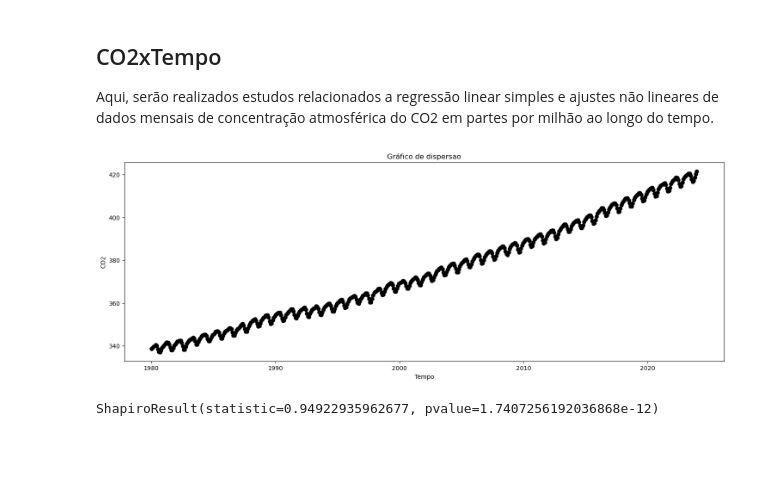
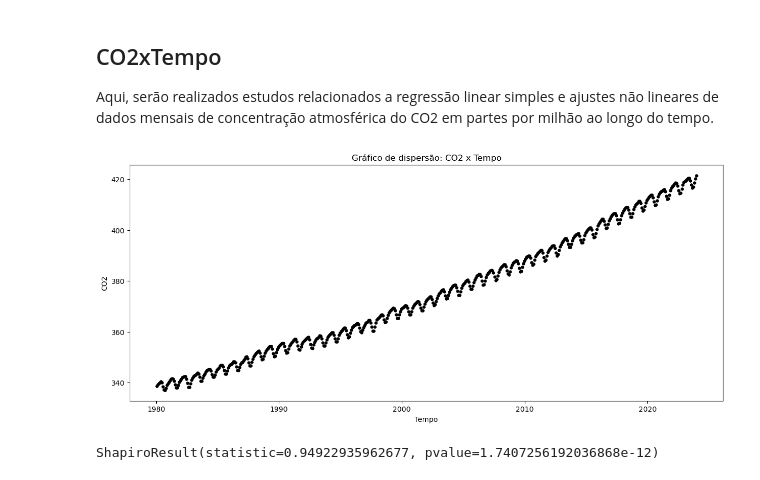
Before and after one commit to Joaof14/Clima_MMQ, a Jupyter notebook: MMQ_statsModel.ipynb, the cells around one changed output. Saved outputs shown, nothing was run; the diff lists cells and outputs as text; code cells hidden in the pictures; blank space fills up the shorter version.

Commit message:
"construção dos gráficos salvando em png, a ser aprovado"

```diff
--- a/MMQ_statsModel.ipynb
+++ b/MMQ_statsModel.ipynb
@@ -41,15 +41,16 @@ def treinar_modelo(x_, y_):
     res = model.fit()
     return res
 # %%
-def plotgrafico(xlabel = "", ylabel="", label="", linha = 0, titulo = 'Gráfico', funcao = True):
-    graf, eix = plt.subplots(figsize = (18,6))
-    eix.scatter(x,y, color = 'black')
+def plotgrafico(xlabel = "", ylabel="", label="", linha = 0, titulo = 'Gráfico', funcao = True, fileN = "grafico"):
+    graf, eix = plt.subplots(figsize = (15,6))
+    eix.scatter(x,y, color = 'black', s = 13)
     eix.set_ylabel(ylabel)
     eix.set_xlabel(xlabel)
     eix.set_title(titulo)
     if funcao == True:
         eix.plot(x, linha , label = label, color = 'red')
         eix.legend()
+    plt.savefig('graficos/' + fileN + '.png')
     plt.show()
 # %% [markdown]
 ## CO2xTempo
@@ -58,10 +59,10 @@ Aqui, serão realizados estudos relacionados a regressão linear simples e ajust
 # %%
 #definir variáveis x e y
 y = np.array(df['Co2 ppm'])
 x = np.array(df['decimal date'])
-plotgrafico(funcao = False, titulo = "Gráfico de dispersao", xlabel = "Tempo", ylabel = "CO2")
+plotgrafico(funcao = False, titulo = "Gráfico de dispersão: CO2 x Tempo", xlabel = "Tempo", ylabel = "CO2", fileN = "DispersaoCO2")
 # %% [output]
-[figure, old version]
+[figure, new version]
 # %%
 #teste da distribuição normal
 sp.shapiro(y)
```
Also changed, not shown: parts of 32 cells of this notebook, 4 other files.
